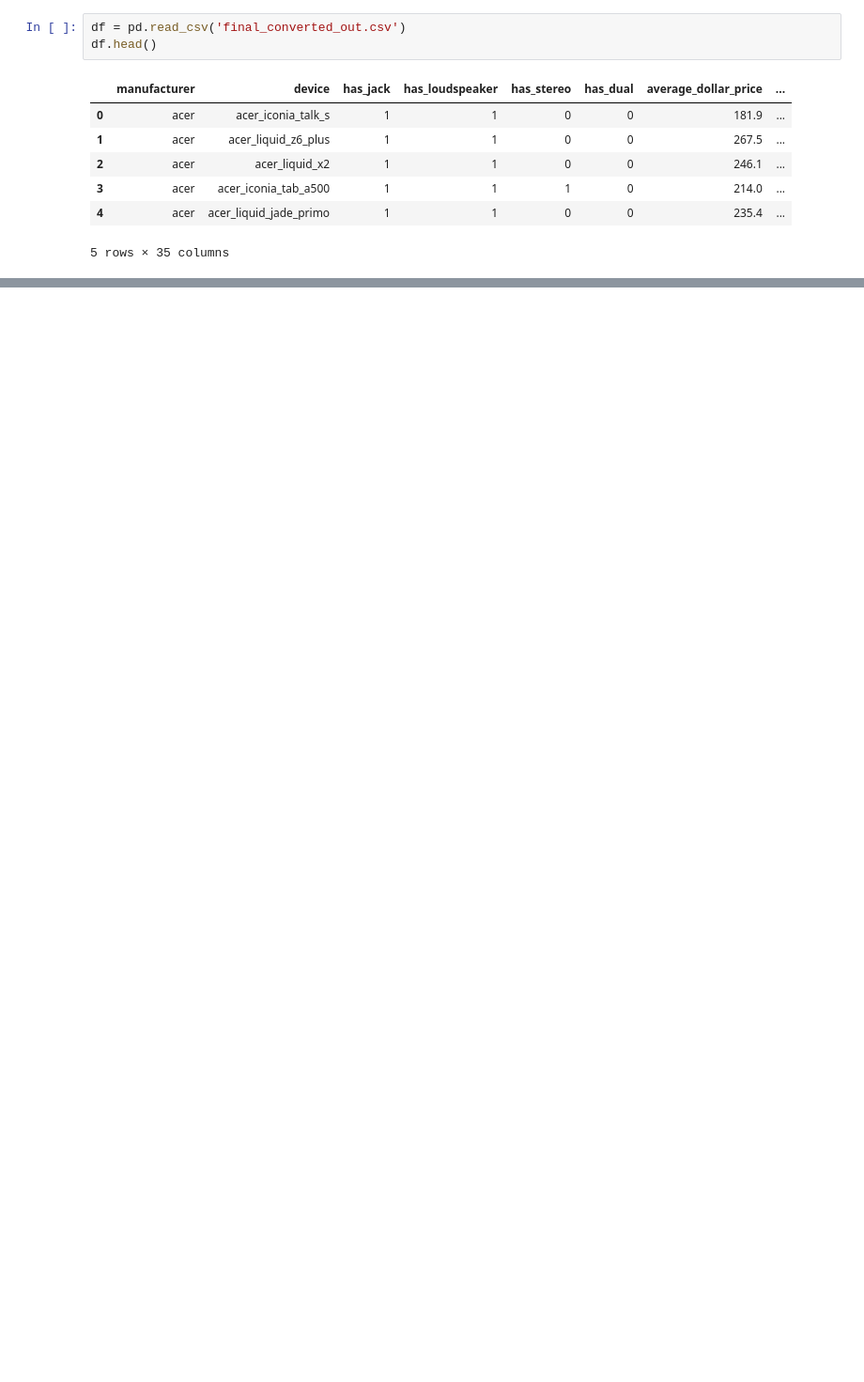
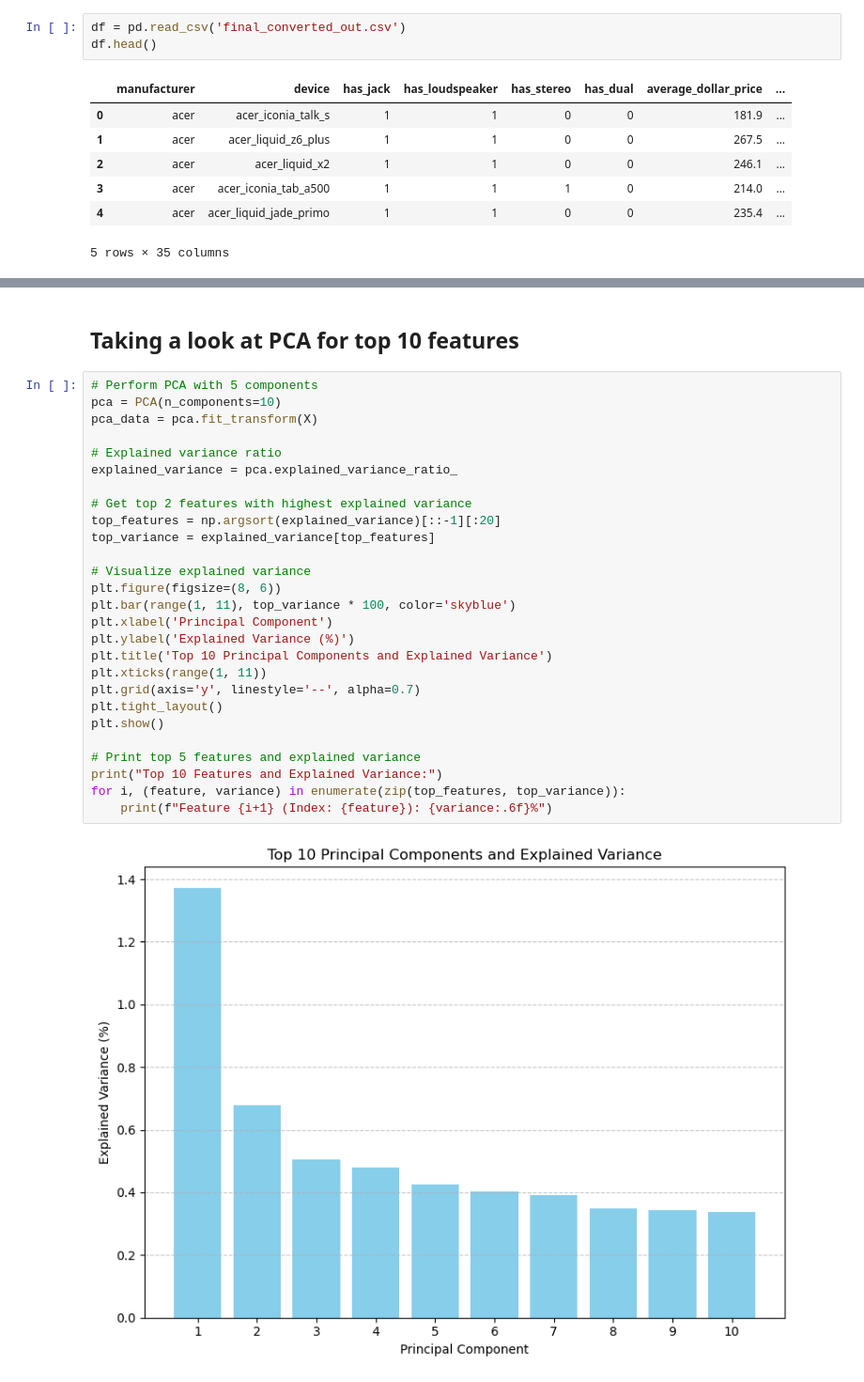
Before and after one commit to TaoseefAziz/final_project, a Jupyter notebook: main.ipynb, the cells around one changed output, grey strips where cells are left out. Shown at 94% size. Saved outputs shown, nothing was run; the diff lists cells and outputs as text; blank space fills up the shorter version.

```diff
--- a/main.ipynb
+++ b/main.ipynb
@@ -97,0 +130,31 @@ plt.show()
+# %% [markdown]
+## Taking a look at PCA for top 10 features
+# %%
+# Perform PCA with 5 components
+pca = PCA(n_components=10)
+pca_data = pca.fit_transform(X)
+
+# Explained variance ratio
+explained_variance = pca.explained_variance_ratio_
+
+# Get top 2 features with highest explained variance
+top_features = np.argsort(explained_variance)[::-1][:20]
+top_variance = explained_variance[top_features]
+
+# Visualize explained variance
+plt.figure(figsize=(8, 6))
+plt.bar(range(1, 11), top_variance * 100, color='skyblue')
+plt.xlabel('Principal Component')
+plt.ylabel('Explained Variance (%)')
+plt.title('Top 10 Principal Components and Explained Variance')
+plt.xticks(range(1, 11))
+plt.grid(axis='y', linestyle='--', alpha=0.7)
+plt.tight_layout()
+plt.show()
+
+# Print top 5 features and explained variance
+print("Top 10 Features and Explained Variance:")
+for i, (feature, variance) in enumerate(zip(top_features, top_variance)):
+    print(f"Feature {i+1} (Index: {feature}): {variance:.6f}%")
+# %% [output]
+[figure, added]
```
Also changed, not shown: parts of 31 cells of this notebook.
